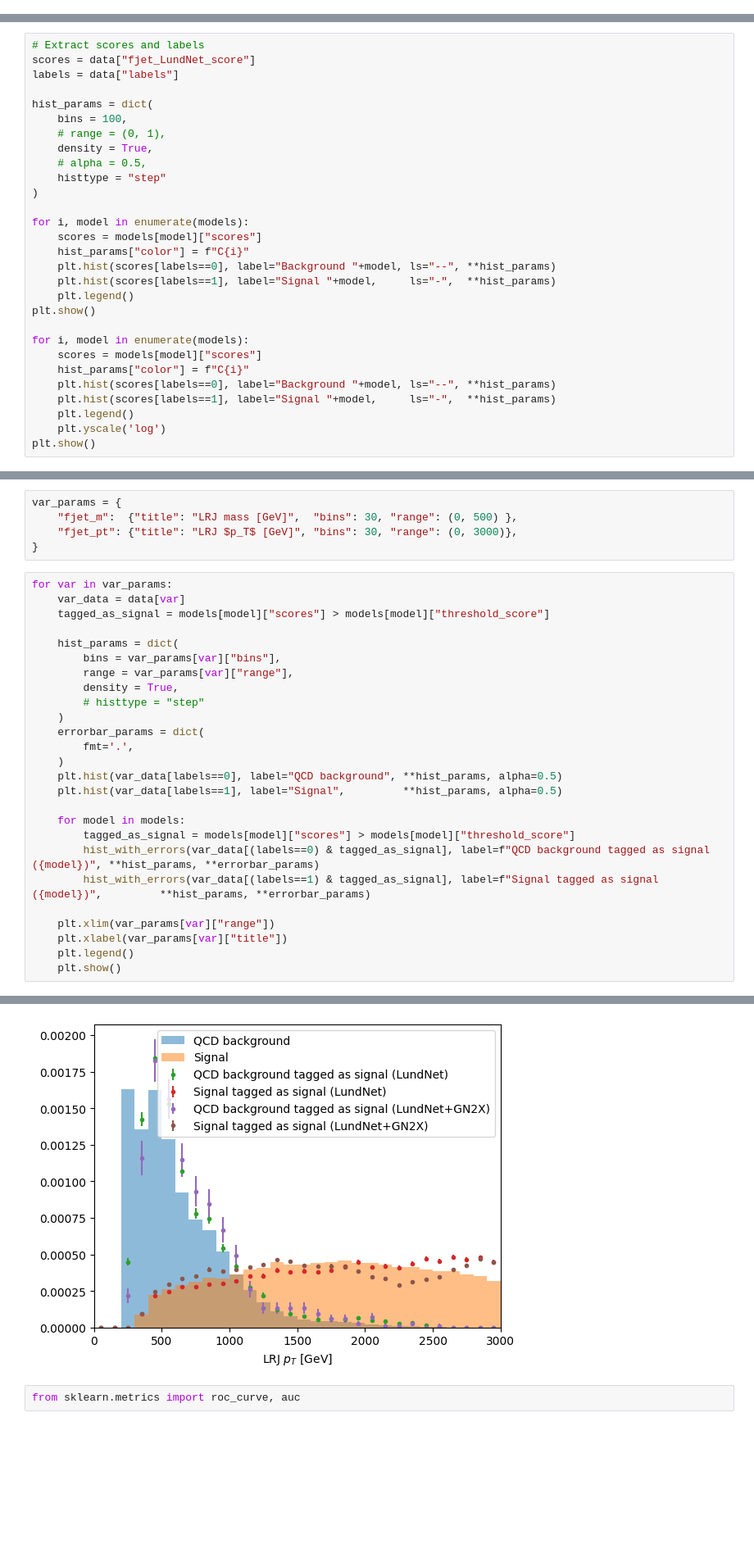
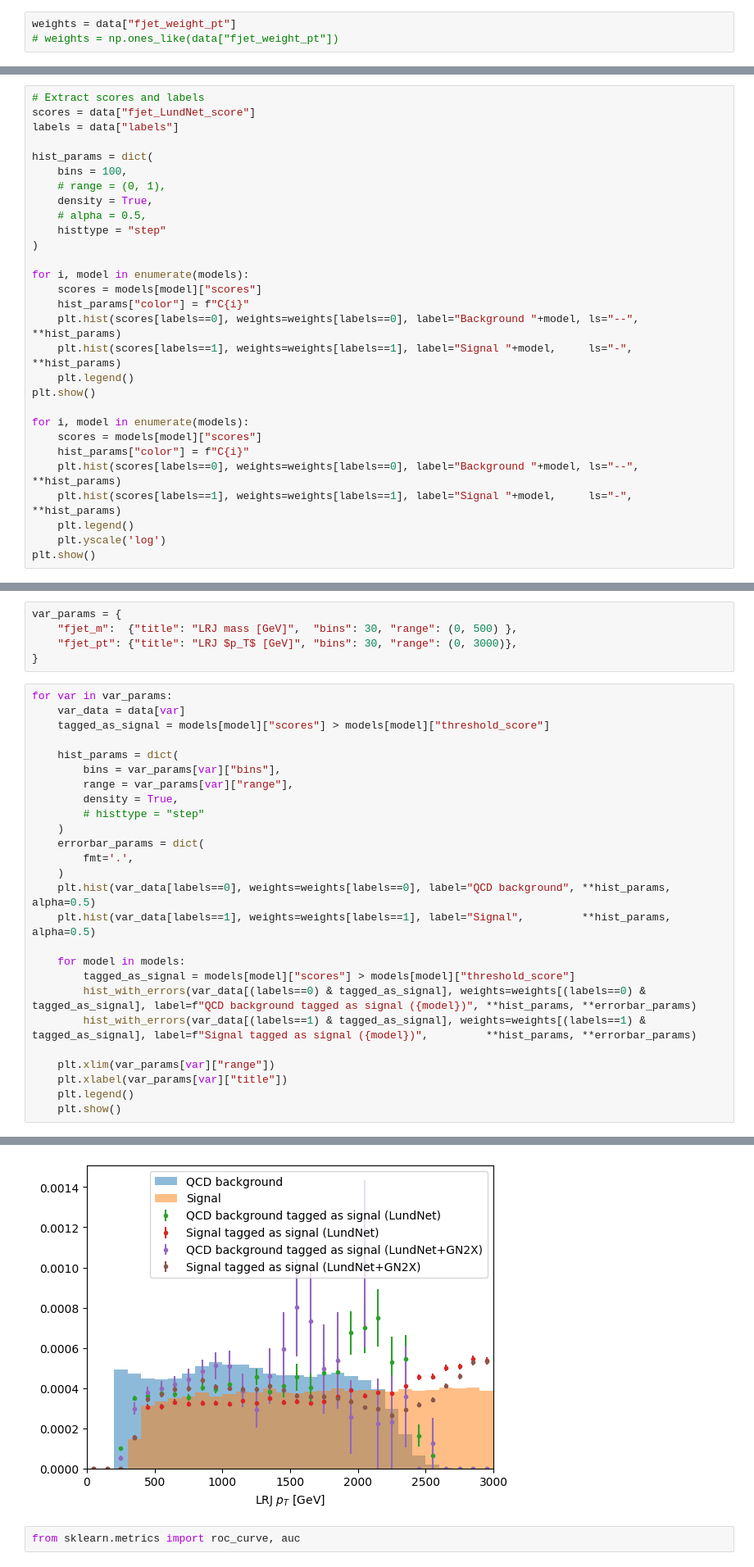
Before and after one commit to KonDoran/lundtoptagger, a Jupyter notebook: plotting.ipynb, the cells around one changed output, grey strips where cells are left out. Shown: that part at 82% size. Cells and saved outputs as stored; diff of their text form; blank space fills up the shorter version.

Commit message:
Plotting with flat-pT weights

```diff
--- a/plotting.ipynb
+++ b/plotting.ipynb
@@ -26,6 +26,9 @@ print("Total:", len(data))
 Signal jets: 47139
 Background jets: 800911
 Total: 848050
+# %%
+weights = data["fjet_weight_pt"]
+# weights = np.ones_like(data["fjet_weight_pt"])
 # %%
 models = {
     "LundNet": {
@@ -51,16 +54,16 @@ hist_params = dict(
 for i, model in enumerate(models):
     scores = models[model]["scores"]
     hist_params["color"] = f"C{i}"
-    plt.hist(scores[labels==0], label="Background "+model, ls="--", **hist_params)
-    plt.hist(scores[labels==1], label="Signal "+model,     ls="-",  **hist_params)
+    plt.hist(scores[labels==0], weights=weights[labels==0], label="Background "+model, ls="--", **hist_params)
+    plt.hist(scores[labels==1], weights=weights[labels==1], label="Signal "+model,     ls="-",  **hist_params)
     plt.legend()
 plt.show()
 
 for i, model in enumerate(models):
     scores = models[model]["scores"]
     hist_params["color"] = f"C{i}"
-    plt.hist(scores[labels==0], label="Background "+model, ls="--", **hist_params)
-    plt.hist(scores[labels==1], label="Signal "+model,     ls="-",  **hist_params)
+    plt.hist(scores[labels==0], weights=weights[labels==0], label="Background "+model, ls="--", **hist_params)
+    plt.hist(scores[labels==1], weights=weights[labels==1], label="Signal "+model,     ls="-",  **hist_params)
     plt.legend()
     plt.yscale('log')
 plt.show()
@@ -103,13 +107,13 @@ for var in var_params:
     errorbar_params = dict(
         fmt='.',
     )
-    plt.hist(var_data[labels==0], label="QCD background", **hist_params, alpha=0.5)
-    plt.hist(var_data[labels==1], label="Signal",         **hist_params, alpha=0.5)
+    plt.hist(var_data[labels==0], weights=weights[labels==0], label="QCD background", **hist_params, alpha=0.5)
+    plt.hist(var_data[labels==1], weights=weights[labels==1], label="Signal",         **hist_params, alpha=0.5)
 
     for model in models:
         tagged_as_signal = models[model]["scores"] > models[model]["threshold_score"]
-        hist_with_errors(var_data[(labels==0) & tagged_as_signal], label=f"QCD background tagged as signal ({model})", **hist_params, **errorbar_params)
-        hist_with_errors(var_data[(labels==1) & tagged_as_signal], label=f"Signal tagged as signal ({model})",         **hist_params, **errorbar_params)
+        hist_with_errors(var_data[(labels==0) & tagged_as_signal], weights=weights[(labels==0) & tagged_as_signal], label=f"QCD background tagged as signal ({model})", **hist_params, **errorbar_params)
+        hist_with_errors(var_data[(labels==1) & tagged_as_signal], weights=weights[(labels==1) & tagged_as_signal], label=f"Signal tagged as signal ({model})",         **hist_params, **errorbar_params)
 
     plt.xlim(var_params[var]["range"])
     plt.xlabel(var_params[var]["title"])
@@ -120,4 +124,4 @@ for var in var_params:
-[figure, old version]
+[figure, new version]
 # %%
 from sklearn.metrics import roc_curve, auc
 # %%
```
Also changed, not shown: parts of 6 cells of this notebook.
